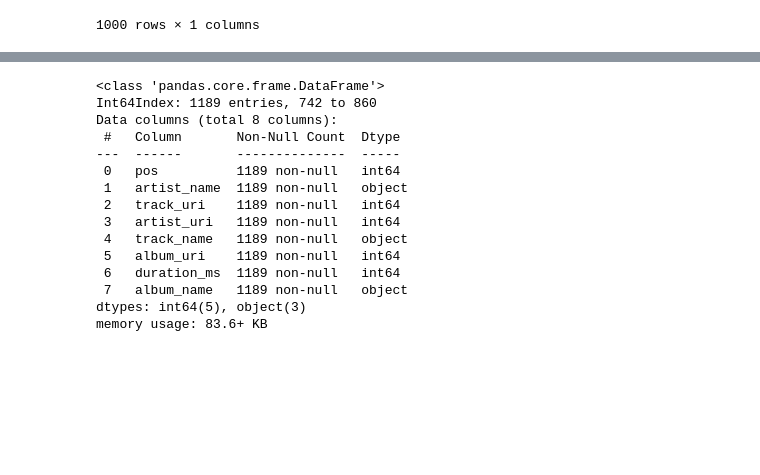
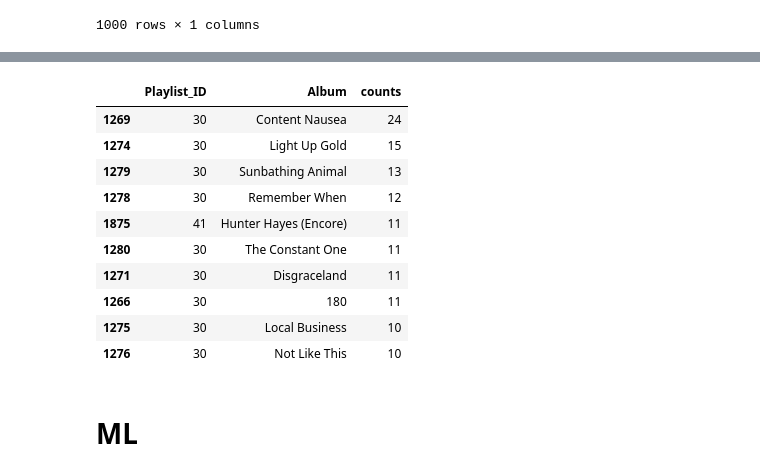
Before and after one commit to duaraujo/pos-tcc, a Jupyter notebook: tcc.ipynb, the cells around one changed output, grey strips where cells are left out. Cells and saved outputs as stored; diff of their text form; code cells hidden in the pictures; blank space fills up the shorter version.

```diff
--- a/tcc.ipynb
+++ b/tcc.ipynb
@@ -277,3 +266,23 @@ memory usage: 83.6+ KB
+# %%
+# Ranking dos albuns mias ouvidos em cada playlist
+group = df_dataset.groupby(["Playlist_ID", "Album"])
+df_group_playlist_album = group.size().reset_index(name='counts')
+df_playlist_album_top_10 = df_group_playlist_album.sort_values(by='counts', ascending=False)[:10]
+df_playlist_album_top_10
+# %% [output]
+|  | Playlist_ID | Album | counts |
+| 1269 | 30 | Content Nausea | 24 |
+| 1274 | 30 | Light Up Gold | 15 |
+| 1279 | 30 | Sunbathing Animal | 13 |
+| 1278 | 30 | Remember When | 12 |
+| 1875 | 41 | Hunter Hayes (Encore) | 11 |
+| 1280 | 30 | The Constant One | 11 |
+| 1271 | 30 | Disgraceland | 11 |
+| 1266 | 30 | 180 | 11 |
+| 1275 | 30 | Local Business | 10 |
+| 1276 | 30 | Not Like This | 10 |
+# %% [markdown]
+# ML
 # %%
 from sklearn.preprocessing import LabelEncoder
 
@@ -290,21 +299,3 @@ referencia_nome_musica = ['track_uri']
 df_musicas_formatada = transform_fields(df_musica_ordenado, referencia_nome_musica)
 referencia_album_name = ['album_uri']
 df_musicas_formatada = transform_fields(df_musica_ordenado, referencia_album_name)
-# %%
-df_musicas_formatada.info()
-# %% [output]
-<class 'pandas.core.frame.DataFrame'>
-Int64Index: 1189 entries, 742 to 860
-Data columns (total 8 columns):
- #   Column       Non-Null Count  Dtype
----  ------       --------------  -----
- 0   pos          1189 non-null   int64
- 1   artist_name  1189 non-null   object
- 2   track_uri    1189 non-null   int64
- 3   artist_uri   1189 non-null   int64
- 4   track_name   1189 non-null   object
- 5   album_uri    1189 non-null   int64
- 6   duration_ms  1189 non-null   int64
- 7   album_name   1189 non-null   object
-dtypes: int64(5), object(3)
-memory usage: 83.6+ KB
```
Also changed, not shown: parts of 18 cells of this notebook.
